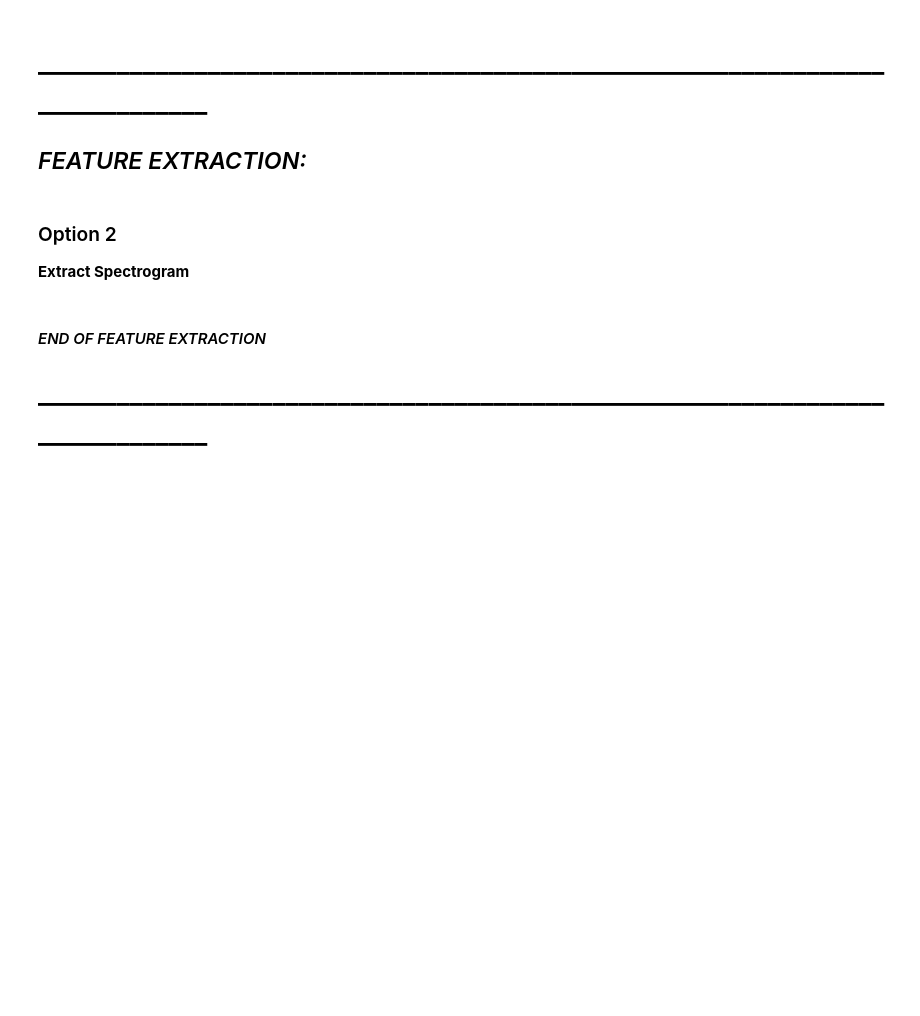
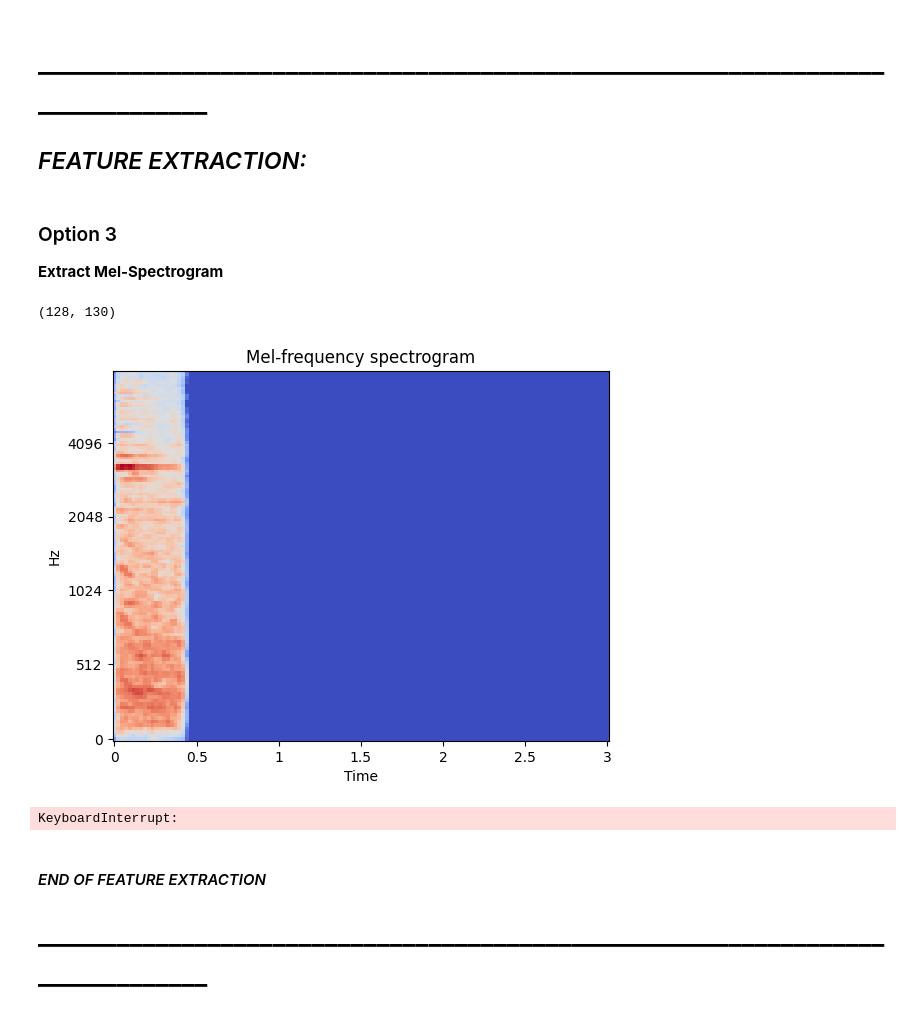
Before and after one commit to Teapack1/ML_Audio, a Jupyter notebook: Tensorflow/c1_Dataset_Mel_Spectrograms.ipynb, the cells around one changed output. Saved outputs shown, nothing was run; the diff lists cells and outputs as text; code cells hidden in the pictures; blank space fills up the shorter version.

```diff
--- a/Tensorflow/c1_Dataset_Mel_Spectrograms.ipynb
+++ b/Tensorflow/c1_Dataset_Mel_Spectrograms.ipynb
@@ -148,7 +231,7 @@ print(f"Scipy audio shape: {scipy_audio.shape}, Librosa audio shape: {librosa_au
 # %%
-# Slice for common length of 1 seconds
+# Slice for common length of 3 seconds
 def slice_audio(librosa_audio, librosa_sample_rate = 22050):
-    SAMPLE_LENGTH = 1 * librosa_sample_rate
+    SAMPLE_LENGTH = 3 * librosa_sample_rate
 
     librosa_audio_sliced = librosa_audio[:SAMPLE_LENGTH]
     if len(librosa_audio) < SAMPLE_LENGTH:
@@ -168,6 +253,6 @@ Audio(data=slice_audio(librosa_audio), rate=librosa_sample_rate)
 # ______________________________________________________________________________
 ## <i>FEATURE EXTRACTION:</i>
 # %% [markdown]
-### Option 2
-**Extract Spectrogram**
+### Option 3
+**Extract Mel-Spectrogram**
 # %%
@@ -186,16 +271,21 @@ def extract_spectrogram(audio_path):
 # %%
 # Test the Fourier transform
 #In each iteration of the loop, the variable index is assigned the index value of the current row, and the variable row is assigned the data of the current row (as a Series object).
-row = df.iloc[99]
+row = df.iloc[11]
 
 file = os.path.join(AUDIO_DIR, "fold" + str(row["fold"]) + "\\" + str(row["slice_file_name"]))
-audio_file, librosa_sample_rate = librosa.load(file, res_type='kaiser_fast')
+audio_file, librosa_sample_rate = librosa.load(file)
 audio_file = slice_audio(audio_file, librosa_sample_rate)
 
-spectrogram = librosa.stft(audio_file, n_fft=512, win_length=512)
-spectrogram = librosa.amplitude_to_db(abs(spectrogram), ref=np.max)
-librosa.display.specshow(spectrogram, sr=librosa_sample_rate, x_axis='time')
+spectrogram = librosa.feature.melspectrogram(y=audio_file, sr=librosa_sample_rate, n_mels=128, fmax = 8000)
+fig, ax = plt.subplots()
+spectrogram = (librosa.power_to_db(spectrogram, ref=np.max)+40)/40
+librosa.display.specshow(spectrogram, fmax=8000, sr=librosa_sample_rate, x_axis='time', ax=ax, y_axis='mel')
+ax.set(title='Mel-frequency spectrogram')
 print(spectrogram.shape)
+# %% [output]
+(128, 130)
+[figure, added]
 # %%
 features = []
 
@@ -203,12 +293,14 @@ features = []
 for index, row in df.iterrows():
     file = os.path.join(AUDIO_DIR, "fold" + str(row["fold"]) + "\\" + str(row["slice_file_name"]))
     class_label = row["class"]
-    data = extract_spectrogram(file)
+    data = extract_mel_spectrogram(file)
 
     features.append([data, class_label])
 
 featuresdf = pd.DataFrame(features, columns=["features", "class_label"])
 print('Finished feature extraction from ', len(featuresdf), ' files')
+# %% [output]
+KeyboardInterrupt:
 # %%
 featuresdf.head()
 # %%
```
Also changed, not shown: parts of 11 cells of this notebook, 1 other file.
